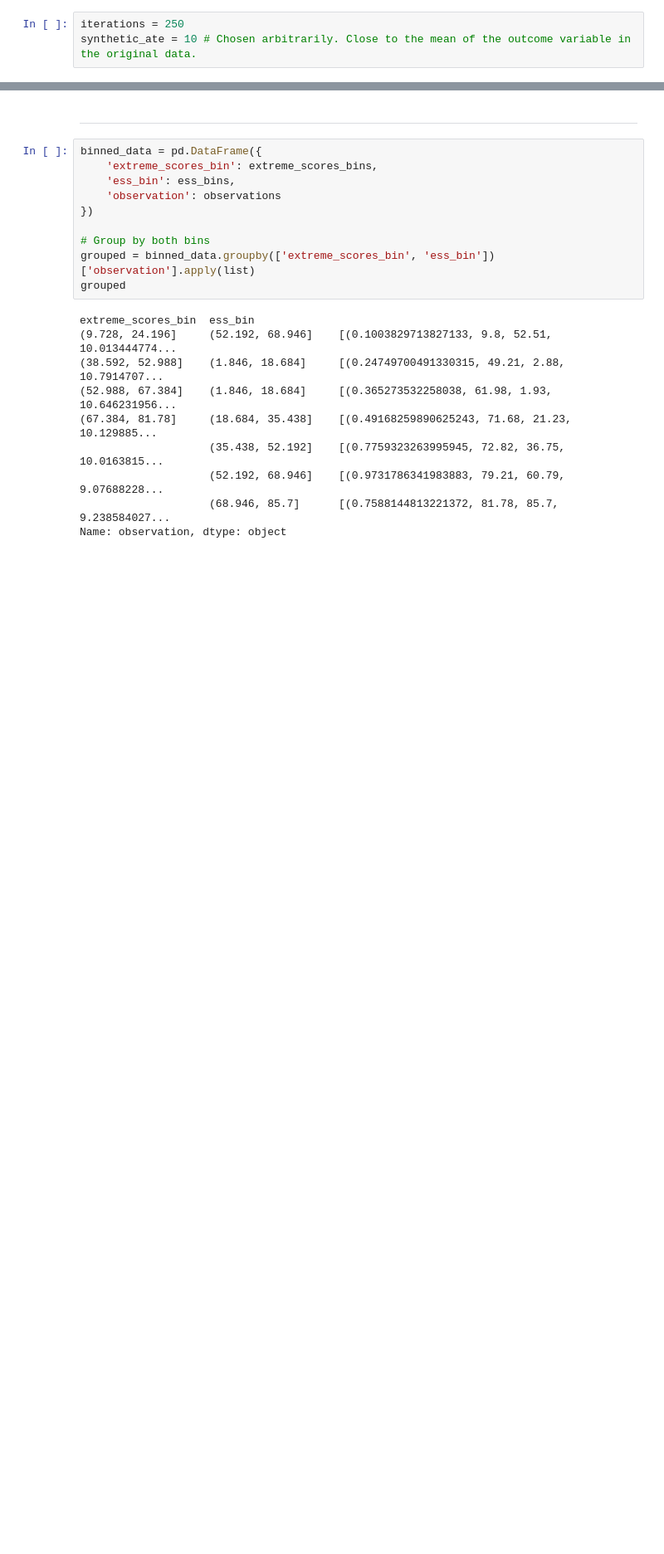
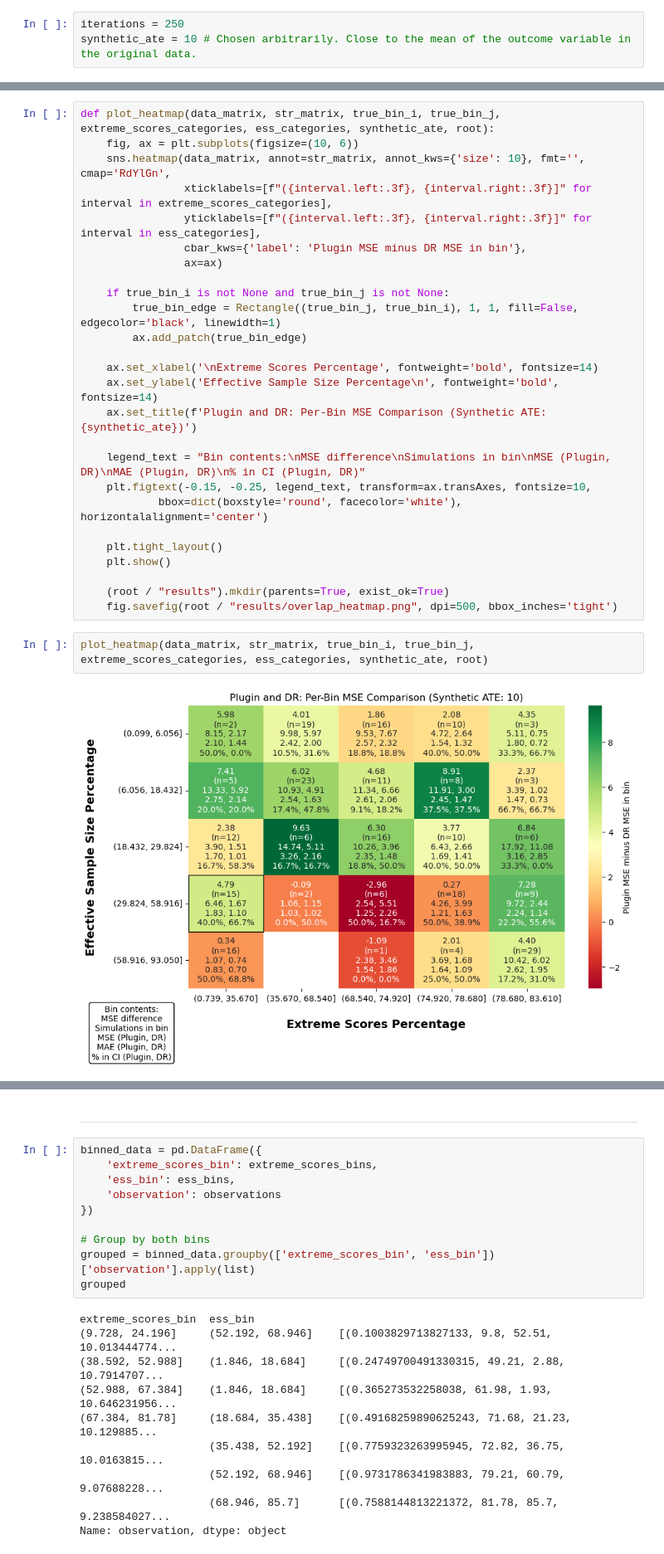
Before and after one commit to TresGes25/gg570_d200, a Jupyter notebook: analyses/analysis.ipynb, the cells around one changed output, grey strips where cells are left out. Shown at 83% size. Drawn from its saved outputs; the diff is of its cells as text; blank space fills up the shorter version.

```diff
--- a/analyses/analysis.ipynb
+++ b/analyses/analysis.ipynb
@@ -468 +383,31 @@ plugin_cis = np.array(load_iter['plugin_in_ci'])
+# %%
+def plot_heatmap(data_matrix, str_matrix, true_bin_i, true_bin_j, extreme_scores_categories, ess_categories, synthetic_ate, root):
+    fig, ax = plt.subplots(figsize=(10, 6))
+    sns.heatmap(data_matrix, annot=str_matrix, annot_kws={'size': 10}, fmt='', cmap='RdYlGn',
+                xticklabels=[f"({interval.left:.3f}, {interval.right:.3f}]" for interval in extreme_scores_categories],
+                yticklabels=[f"({interval.left:.3f}, {interval.right:.3f}]" for interval in ess_categories],
+                cbar_kws={'label': 'Plugin MSE minus DR MSE in bin'},
+                ax=ax)
+
+    if true_bin_i is not None and true_bin_j is not None:
+        true_bin_edge = Rectangle((true_bin_j, true_bin_i), 1, 1, fill=False, edgecolor='black', linewidth=1)
+        ax.add_patch(true_bin_edge)
+
+    ax.set_xlabel('\nExtreme Scores Percentage', fontweight='bold', fontsize=14)
+    ax.set_ylabel('Effective Sample Size Percentage\n', fontweight='bold', fontsize=14)
+    ax.set_title(f'Plugin and DR: Per-Bin MSE Comparison (Synthetic ATE: {synthetic_ate})')
+
+    legend_text = "Bin contents:\nMSE difference\nSimulations in bin\nMSE (Plugin, DR)\nMAE (Plugin, DR)\n% in CI (Plugin, DR)"
+    plt.figtext(-0.15, -0.25, legend_text, transform=ax.transAxes, fontsize=10,
+            bbox=dict(boxstyle='round', facecolor='white'), horizontalalignment='center')
+
+    plt.tight_layout()
+    plt.show()
+
+    (root / "results").mkdir(parents=True, exist_ok=True)
+    fig.savefig(root / "results/overlap_heatmap.png", dpi=500, bbox_inches='tight')
+# %%
+plot_heatmap(data_matrix, str_matrix, true_bin_i, true_bin_j, extreme_scores_categories, ess_categories, synthetic_ate, root)
+# %% [output]
+[figure, added]
 # %%
```
Also changed, not shown: parts of 49 cells of this notebook, 9 other files.
